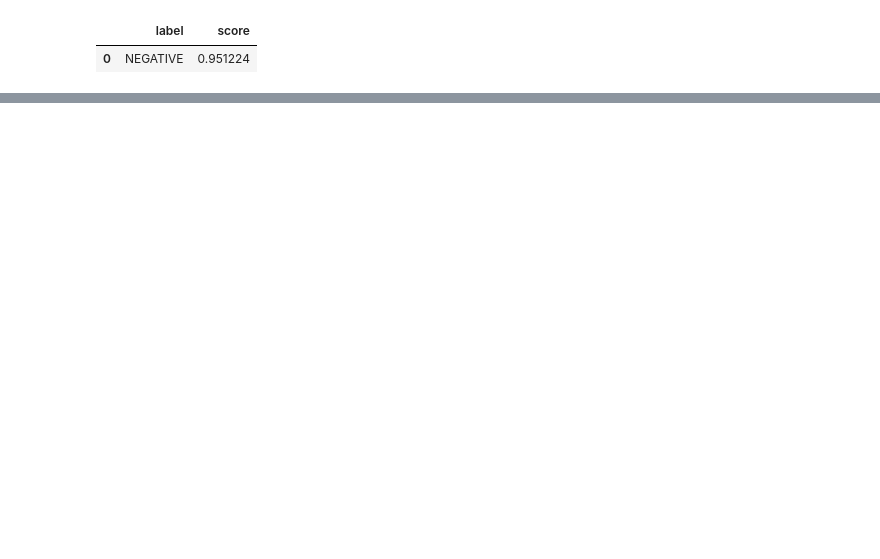
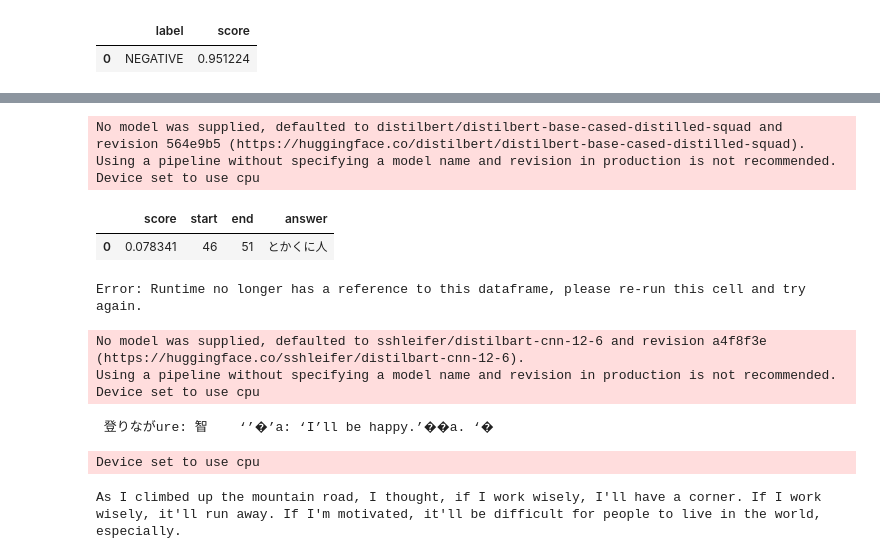
Before and after one commit to kirapika2/Transformers_study, a Jupyter notebook: 1章_入門Transformers/1_5_チュートリアル.ipynb, the cells around one changed output, grey strips where cells are left out. Drawn from its saved outputs; the diff is of its cells as text; code cells hidden in the pictures; blank space fills up the shorter version.

```diff
--- a/1章_入門Transformers/1_5_チュートリアル.ipynb
+++ b/1章_入門Transformers/1_5_チュートリアル.ipynb
@@ -60,0 +70,34 @@ Device set to use cpu
+# %%
+#質疑応答
+
+reader = pipeline("question-answering")
+question = "人の世が住みにくいのは，なぜですか？"
+outputs = reader(question=question, context=text)
+pd.DataFrame([outputs])
+# %% [output]
+No model was supplied, defaulted to distilbert/distilbert-base-cased-distilled-squad and revision 564e9b5 (https://huggingface.co/distilbert/distilbert-base-cased-distilled-squad).
+Using a pipeline without specifying a model name and revision in production is not recommended.
+Device set to use cpu
+|  | score | start | end | answer |
+| 0 | 0.078341 | 46 | 51 | とかくに人 |
+Error: Runtime no longer has a reference to this dataframe, please re-run this cell and try again.
+# %%
+#要約
+
+summarizer = pipeline("summarization")
+outputs = summarizer(text, max_length=45, min_length=10, do_sample=False)
+print(outputs[0]['summary_text'])
+# %% [output]
+No model was supplied, defaulted to sshleifer/distilbart-cnn-12-6 and revision a4f8f3e (https://huggingface.co/sshleifer/distilbart-cnn-12-6).
+Using a pipeline without specifying a model name and revision in production is not recommended.
+Device set to use cpu
+ 登りながure: 智    ‘’�’a: ‘I’ll be happy.’��a. ‘�
+# %%
+#翻訳
+
+translator = pipeline("translation_ja_to_en", model="Helsinki-NLP/opus-mt-ja-en")
+outputs = translator(text, clean_up_tokenization_spaces=True, min_length=10)
+print(outputs[0]['translation_text'])
+# %% [output]
+Device set to use cpu
+As I climbed up the mountain road, I thought, if I work wisely, I'll have a corner. If I work wisely, it'll run away. If I'm motivated, it'll be difficult for people to live in the world, especially.
```
Also changed, not shown: parts of 3 cells of this notebook.
